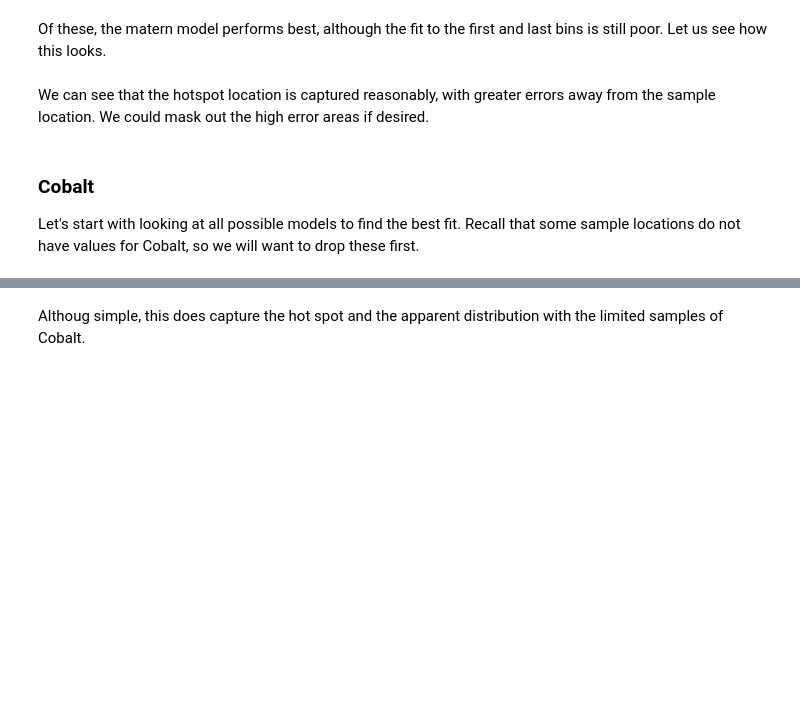
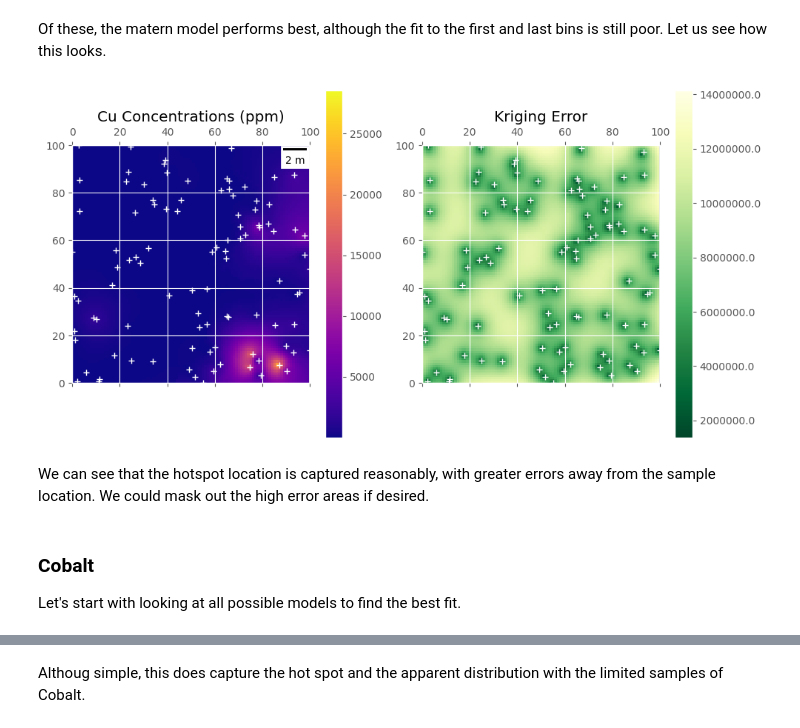
Before and after one commit to ninakilham/kobold-takehome, a Jupyter notebook: notebooks/soil_geochem.ipynb, the cells around one changed output, grey strips where cells are left out. Saved outputs shown, nothing was run; the diff lists cells and outputs as text; code cells hidden in the pictures; blank space fills up the shorter version.

```diff
--- a/notebooks/soil_geochem.ipynb
+++ b/notebooks/soil_geochem.ipynb
@@ -123,6 +92,13 @@ plt.savefig(fileout)
+# %%
+# -- plot the result
+plt = kutils.plot_krigging_results(cu, 'Cu', field, s2)
+fileout = os.path.join(os.path.dirname(filepath), 'copper_interpolated_map_with_error.png')
+plt.savefig(fileout)
+# %% [output]
+[figure, added]
 # %% [markdown]
 We can see that the hotspot location is captured reasonably, with greater errors away from the sample location. We could mask out the high error areas if desired.
 # %% [markdown]
 ### Cobalt
 
-Let's start with looking at all possible models to find the best fit. Recall that some sample locations do not have values for Cobalt, so we will want to drop these first.
+Let's start with looking at all possible models to find the best fit.
```
Also changed, not shown: parts of 21 cells of this notebook, 2 other files.
